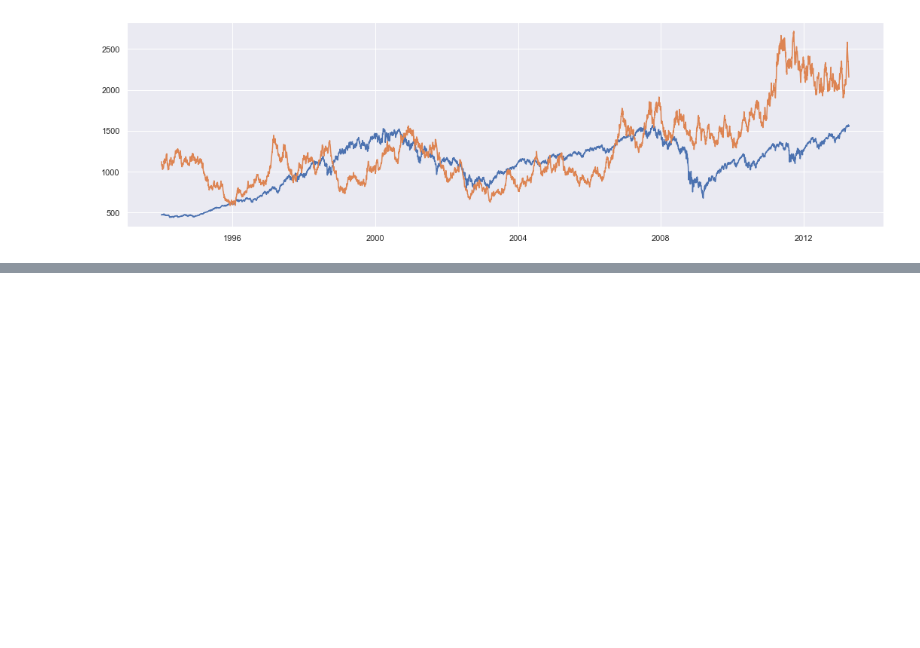
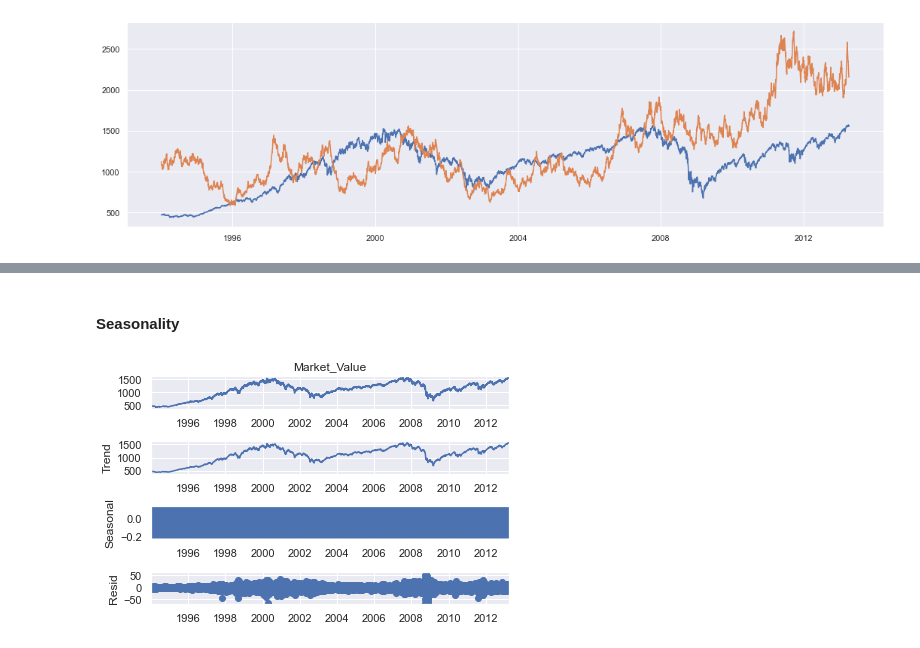
Before and after one commit to Dnbg1982/Practice-Projects, a Jupyter notebook: Practice Notebooks/Time_series.ipynb, the cells around one changed output, grey strips where cells are left out. Cells and saved outputs as stored; diff of their text form; code cells hidden in the pictures; blank space fills up the shorter version.

```diff
--- a/Practice Notebooks/Time_series.ipynb
+++ b/Practice Notebooks/Time_series.ipynb
@@ -225,0 +246,8 @@ AttributeError: module 'scipy.stats' has no attribute 'adfuller'
+# %% [markdown]
+#### Seasonality
+# %%
+s_dec_add = seasonal_decompose(data.Market_Value, model='additive')
+s_dec_add.plot()
+plt.show()
+# %% [output]
+[figure, added]
```
Also changed, not shown: parts of 21 cells of this notebook.
